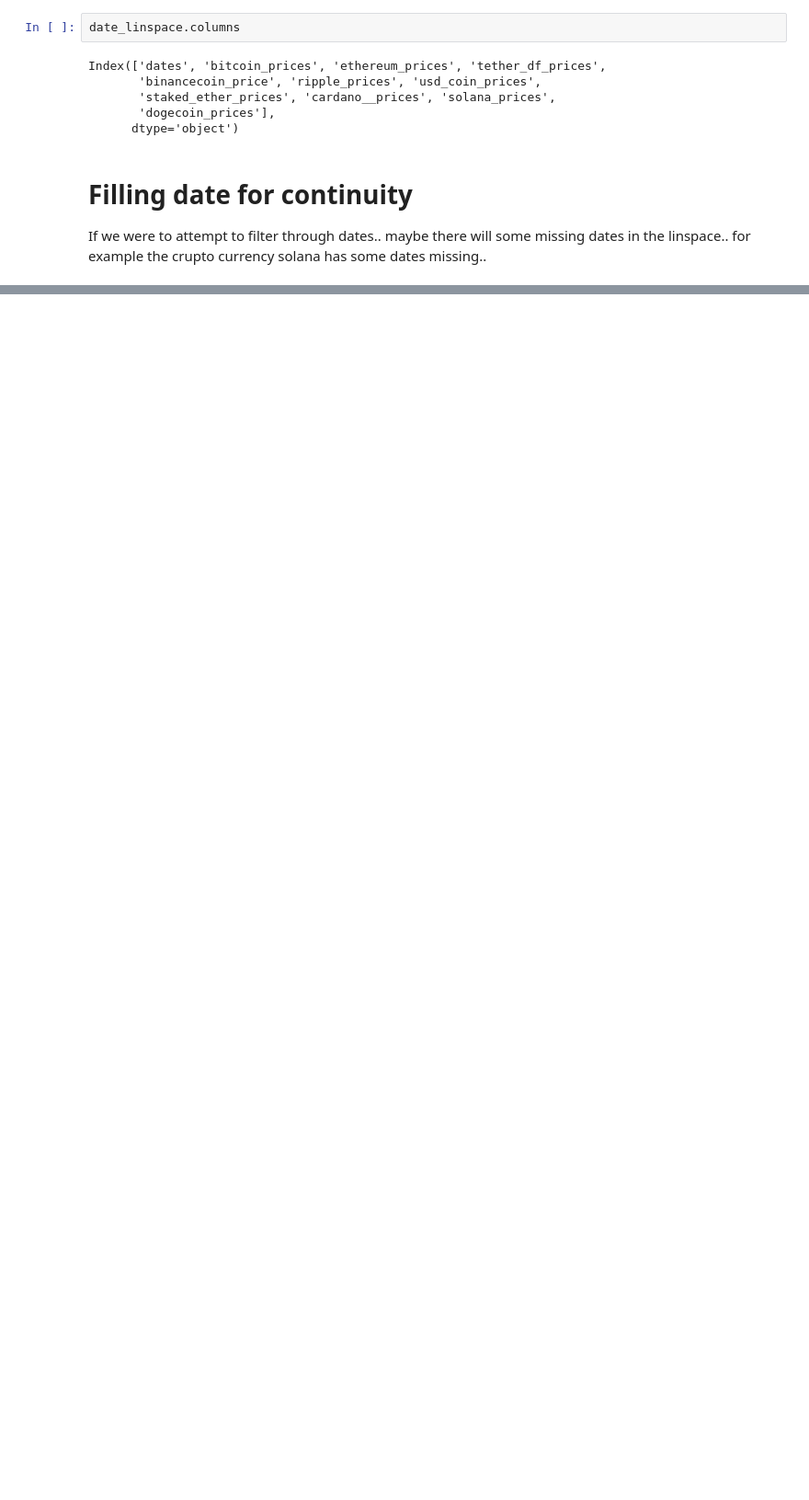
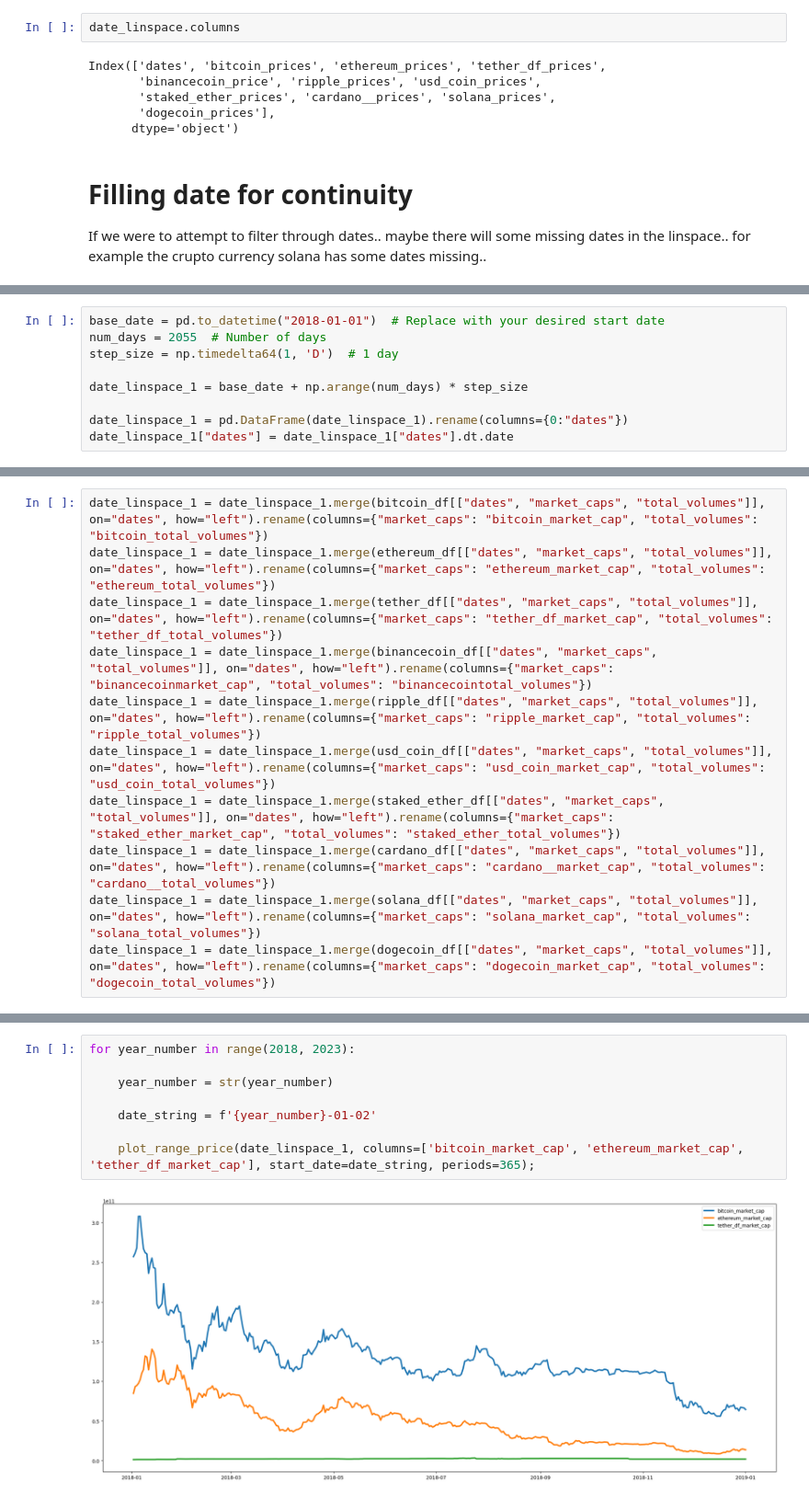
Before and after one commit to someonefrom93/PIDA_J_DIEGO, a Jupyter notebook: eda_gecko.ipynb, the cells around one changed output, grey strips where cells are left out. Shown at 92% size. Drawn from its saved outputs; the diff is of its cells as text; blank space fills up the shorter version.

```diff
--- a/eda_gecko.ipynb
+++ b/eda_gecko.ipynb
@@ -922,0 +893,9 @@ bitcoin_df.shape[0]
+# %%
+base_date = pd.to_datetime("2018-01-01")  # Replace with your desired start date
+num_days = 2055  # Number of days
+step_size = np.timedelta64(1, 'D')  # 1 day
+
+date_linspace_1 = base_date + np.arange(num_days) * step_size
+
+date_linspace_1 = pd.DataFrame(date_linspace_1).rename(columns={0:"dates"})
+date_linspace_1["dates"] = date_linspace_1["dates"].dt.date
@@ -922,0 +922,11 @@ bitcoin_df.shape[0]
+# %%
+date_linspace_1 = date_linspace_1.merge(bitcoin_df[["dates", "market_caps", "total_volumes"]], on="dates", how="left").rename(columns={"market_caps": "bitcoin_market_cap", "total_volumes": "bitcoin_total_volumes"})
+date_linspace_1 = date_linspace_1.merge(ethereum_df[["dates", "market_caps", "total_volumes"]], on="dates", how="left").rename(columns={"market_caps": "ethereum_market_cap", "total_volumes": "ethereum_total_volumes"})
+date_linspace_1 = date_linspace_1.merge(tether_df[["dates", "market_caps", "total_volumes"]], on="dates", how="left").rename(columns={"market_caps": "tether_df_market_cap", "total_volumes": "tether_df_total_volumes"})
+date_linspace_1 = date_linspace_1.merge(binancecoin_df[["dates", "market_caps", "total_volumes"]], on="dates", how="left").rename(columns={"market_caps": "binancecoinmarket_cap", "total_volumes": "binancecointotal_volumes"})
+date_linspace_1 = date_linspace_1.merge(ripple_df[["dates", "market_caps", "total_volumes"]], on="dates", how="left").rename(columns={"market_caps": "ripple_market_cap", "total_volumes": "ripple_total_volumes"})
+date_linspace_1 = date_linspace_1.merge(usd_coin_df[["dates", "market_caps", "total_volumes"]], on="dates", how="left").rename(columns={"market_caps": "usd_coin_market_cap", "total_volumes": "usd_coin_total_volumes"})
+date_linspace_1 = date_linspace_1.merge(staked_ether_df[["dates", "market_caps", "total_volumes"]], on="dates", how="left").rename(columns={"market_caps": "staked_ether_market_cap", "total_volumes": "staked_ether_total_volumes"})
+date_linspace_1 = date_linspace_1.merge(cardano_df[["dates", "market_caps", "total_volumes"]], on="dates", how="left").rename(columns={"market_caps": "cardano__market_cap", "total_volumes": "cardano__total_volumes"})
+date_linspace_1 = date_linspace_1.merge(solana_df[["dates", "market_caps", "total_volumes"]], on="dates", how="left").rename(columns={"market_caps": "solana_market_cap", "total_volumes": "solana_total_volumes"})
+date_linspace_1 = date_linspace_1.merge(dogecoin_df[["dates", "market_caps", "total_volumes"]], on="dates", how="left").rename(columns={"market_caps": "dogecoin_market_cap", "total_volumes": "dogecoin_total_volumes"})
@@ -922,0 +946,10 @@ bitcoin_df.shape[0]
+# %%
+for year_number in range(2018, 2023):
+
+    year_number = str(year_number)
+
+    date_string = f'{year_number}-01-02'
+
+    plot_range_price(date_linspace_1, columns=['bitcoin_market_cap', 'ethereum_market_cap', 'tether_df_market_cap'], start_date=date_string, periods=365);
+# %% [output]
+[figure, added]
```
Also changed, not shown: parts of 18 cells of this notebook.
